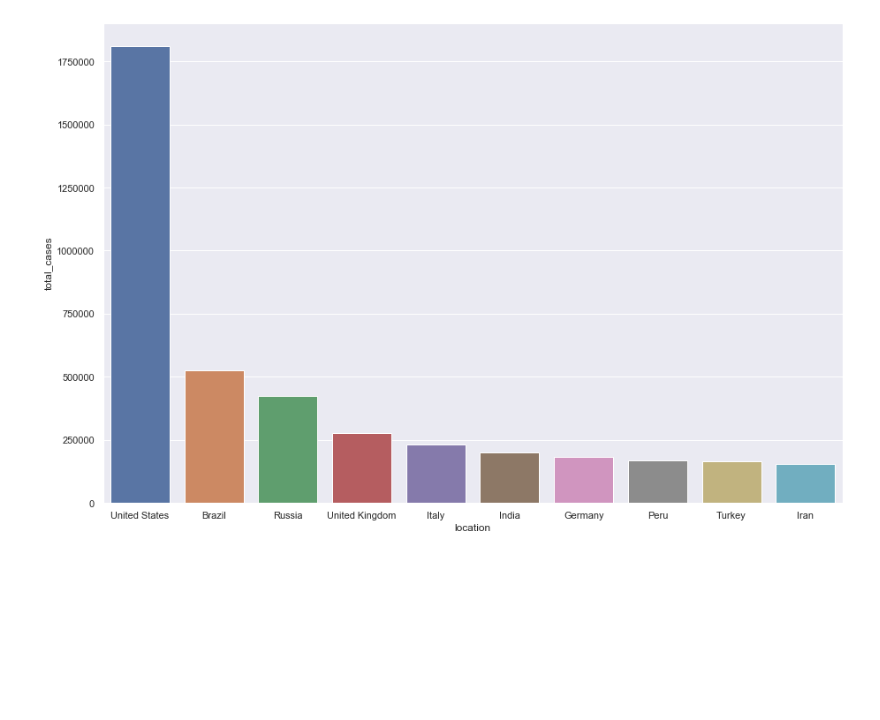
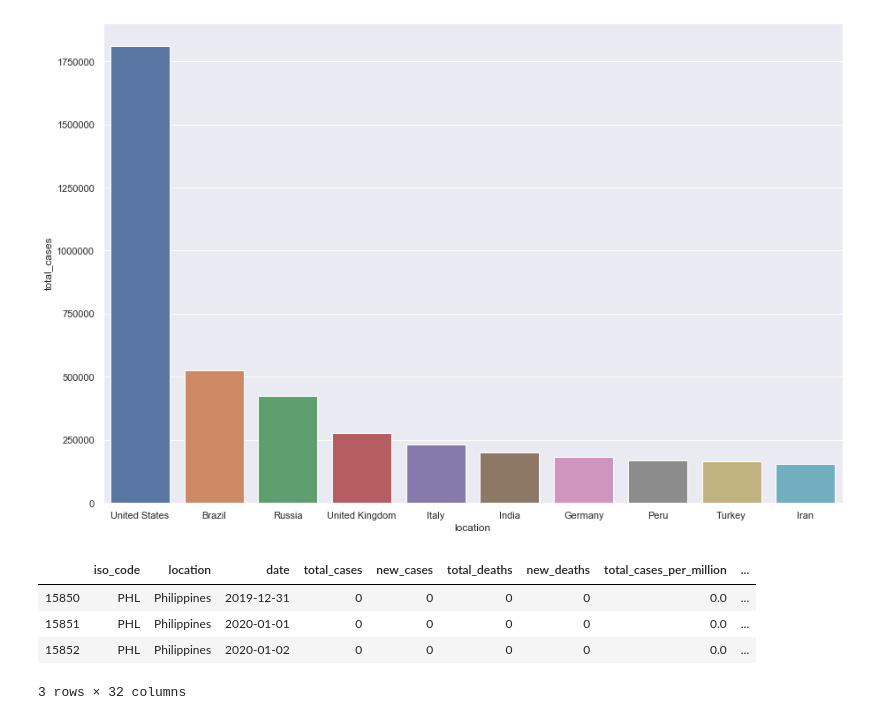
Before and after one commit to AxelAlba/Covid-19-Prediction, a Jupyter notebook: covid.ipynb, the cells around one changed output. Cells and saved outputs as stored; diff of their text form; code cells hidden in the pictures; blank space fills up the shorter version.

```diff
--- a/covid.ipynb
+++ b/covid.ipynb
@@ -250,3 +250,14 @@ sns.barplot(x = 'location',  y = 'total_cases', data = max_cases[1:11])
 plt.show()
 # %% [output]
 [figure]
+# %%
+#Start of linear regression
+#Machine Learning: Predict the total cases for a certain date
+from sklearn.model_selection import train_test_split
+ph_case.head(n=3)
+# %% [output]
+|  | iso_code | location | date | total_cases | new_cases | total_deaths | new_deaths | total_cases_per_million | ... |
+| 15850 | PHL | Philippines | 2019-12-31 | 0 | 0 | 0 | 0 | 0.0 | ... |
+| 15851 | PHL | Philippines | 2020-01-01 | 0 | 0 | 0 | 0 | 0.0 | ... |
+| 15852 | PHL | Philippines | 2020-01-02 | 0 | 0 | 0 | 0 | 0.0 | ... |
+3 rows × 32 columns
```
Also changed, not shown: parts of 16 cells of this notebook.
